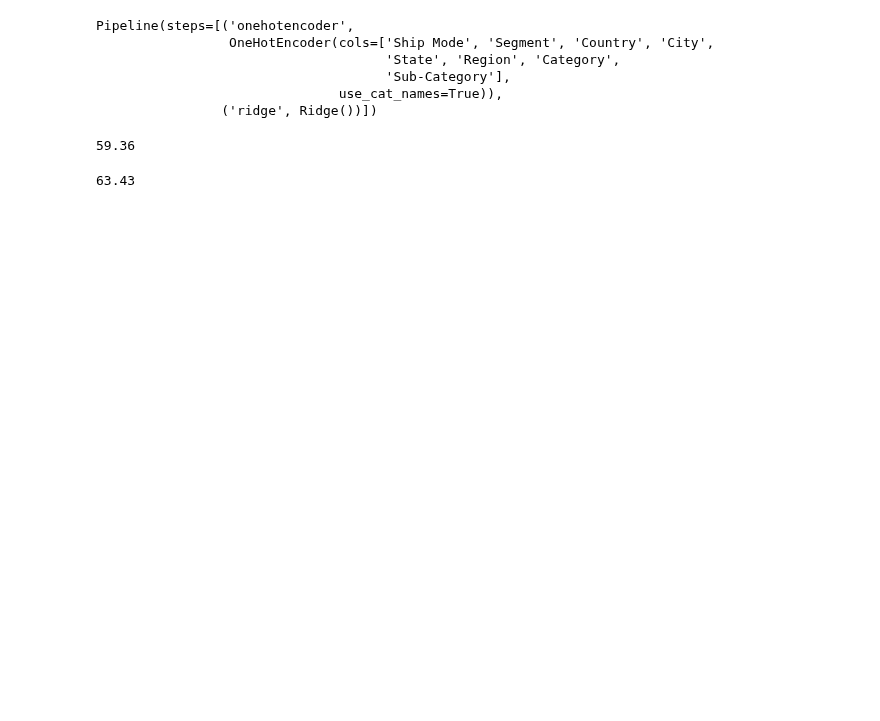
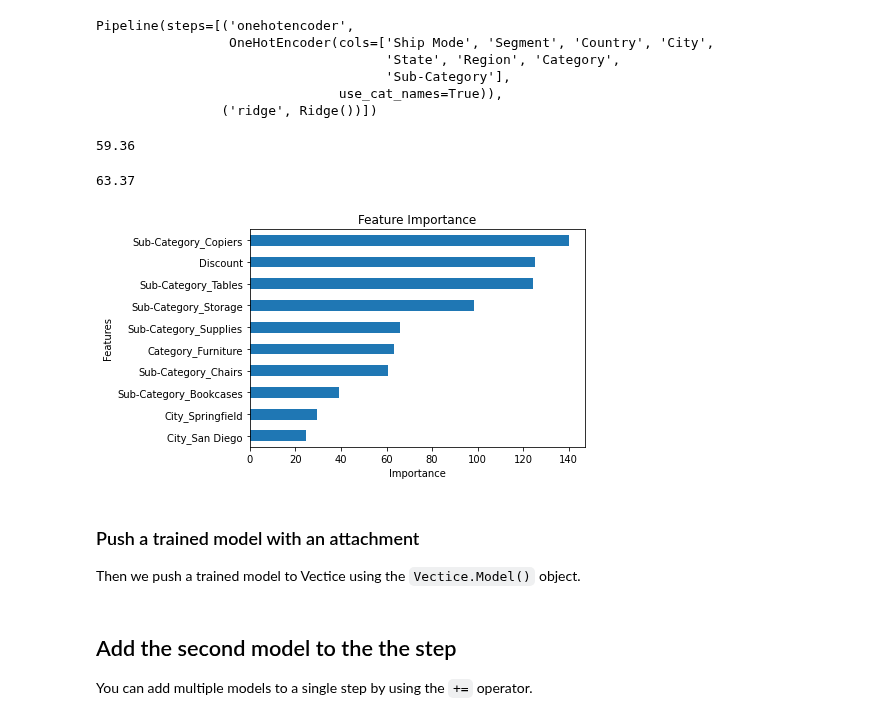
Before and after one commit to vectice/GettingStarted, a Jupyter notebook: 23.2/tutorial/Modeling.ipynb, the cells around one changed output. Saved outputs shown, nothing was run; the diff lists cells and outputs as text; code cells hidden in the pictures; blank space fills up the shorter version.

```diff
--- a/23.2/tutorial/Modeling.ipynb
+++ b/23.2/tutorial/Modeling.ipynb
@@ -65,2 +96,3 @@ https://dev.vectice.com/browse/datasetversion/DTV-1624
 # %%
-df = pd.read_csv("Prepared Dataset.csv")
+df = pd.read_csv("https://raw.githubusercontent.com/vectice/GettingStarted/aidann/tutorial_update/23.2/tutorial/ProductSales%20Cleaned.csv")
+df.head()
@@ -67,6 +106,6 @@ df = pd.read_csv("Prepared Dataset.csv")
 # %%
 target="Sales"
-X=df.drop(target,axis=1)
+X=df.drop([target, "Unnamed: 0"],axis=1)
 y=df[target]
 print(X.shape)
 print(y.shape)
@@ -145,6 +194,23 @@ y_test_pred = model.predict(X_test)
 mae_test = mean_absolute_error(y_test, y_test_pred)
 print(round(mae_test,2))
 # %% [output]
-63.43
+63.37
+# %%
+features = model.named_steps["onehotencoder"].get_feature_names()
+importance = model.named_steps["ridge"].coef_
+
+feat_imf = pd.Series(importance, index=features).sort_values()
+
+feat_imf.tail(10).plot(kind="barh")
+plt.ylabel("Features")
+plt.xlabel("Importance")
+plt.title("Feature Importance");
+plt.savefig("Feature Importance.png")
+# %% [output]
+[figure, added]
+# %% [markdown]
+### Push a trained model with an attachment
+
+Then we push a trained model to Vectice using the `Vectice.Model()` object.
 # %%
 vect_model = vect.Model(library="scikit-learn", technique="Ridge Regression", metrics={"mae_train": round(mae_train,2), "mae_test": round(mae_test,2)},
@@ -152,3 +218,7 @@ vect_model = vect.Model(library="scikit-learn", technique="Ridge Regression", me
+# %% [markdown]
+## Add the second model to the the step
+
+You can add multiple models to a single step by using the `+=` operator.
 # %%
 model_iteration.step_build_model += vect_model
 # %% [output]
```
Also changed, not shown: parts of 32 cells of this notebook, 6 other files.
